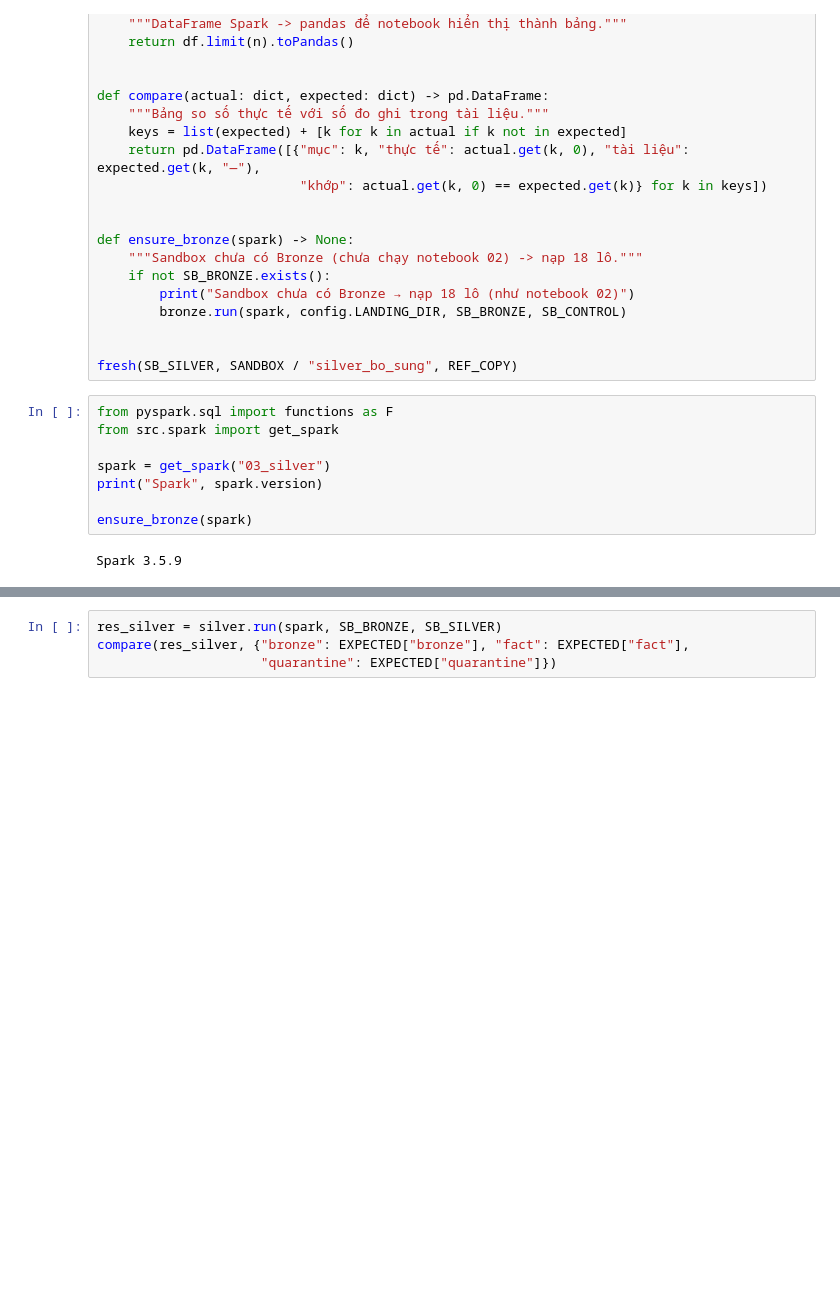
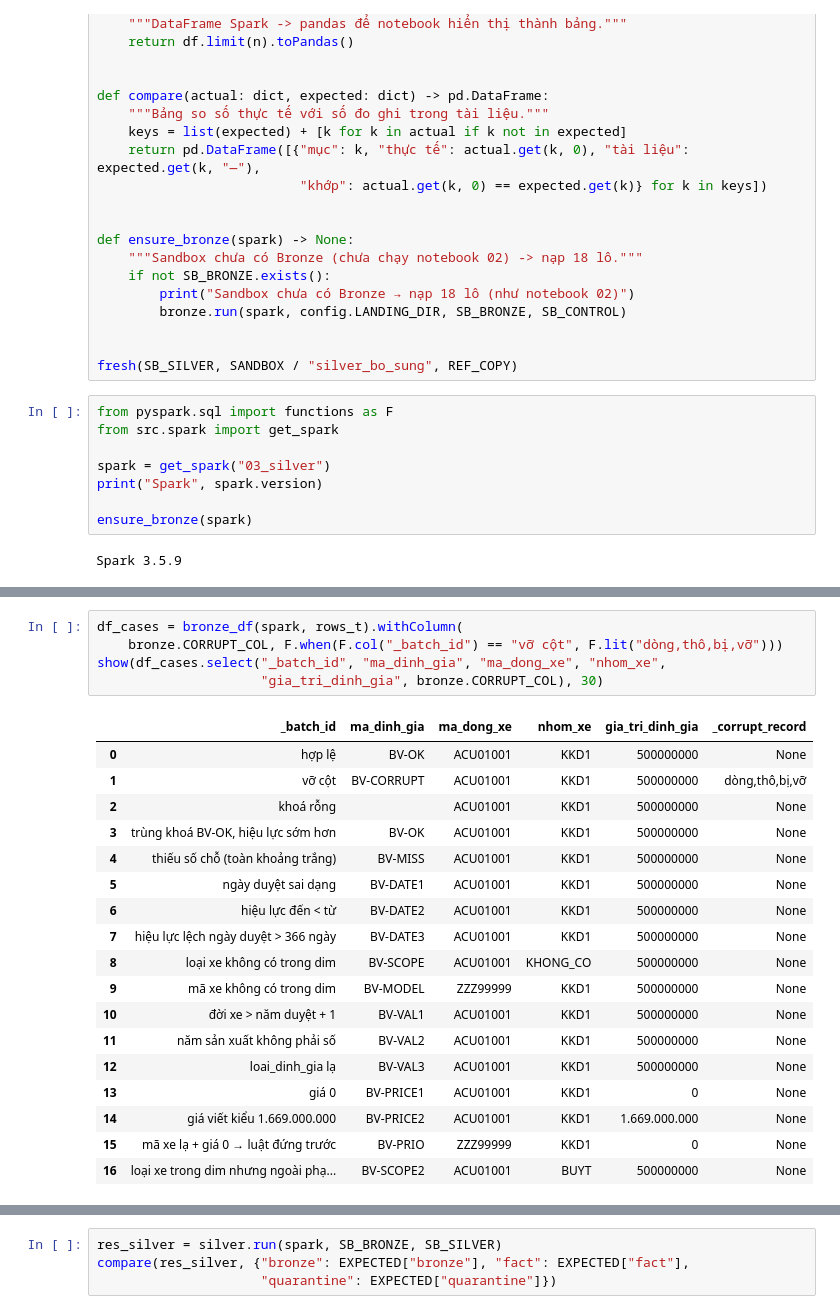
Before and after one commit to AIVIETNAM-AIO-TQNHAN/gia_tri_xe_oto, a Jupyter notebook: notebook/03_bronze_silver.ipynb, the cells around one changed output, grey strips where cells are left out. Drawn from its saved outputs; the diff is of its cells as text; blank space fills up the shorter version.

```diff
--- a/notebook/03_bronze_silver.ipynb
+++ b/notebook/03_bronze_silver.ipynb
@@ -168,0 +230,24 @@ table
+# %%
+df_cases = bronze_df(spark, rows_t).withColumn(
+    bronze.CORRUPT_COL, F.when(F.col("_batch_id") == "vỡ cột", F.lit("dòng,thô,bị,vỡ")))
+show(df_cases.select("_batch_id", "ma_dinh_gia", "ma_dong_xe", "nhom_xe",
+                     "gia_tri_dinh_gia", bronze.CORRUPT_COL), 30)
+# %% [output]
+|  | _batch_id | ma_dinh_gia | ma_dong_xe | nhom_xe | gia_tri_dinh_gia | _corrupt_record |
+| 0 | hợp lệ | BV-OK | ACU01001 | KKD1 | 500000000 | None |
+| 1 | vỡ cột | BV-CORRUPT | ACU01001 | KKD1 | 500000000 | dòng,thô,bị,vỡ |
+| 2 | khoá rỗng |  | ACU01001 | KKD1 | 500000000 | None |
+| 3 | trùng khoá BV-OK, hiệu lực sớm hơn | BV-OK | ACU01001 | KKD1 | 500000000 | None |
+| 4 | thiếu số chỗ (toàn khoảng trắng) | BV-MISS | ACU01001 | KKD1 | 500000000 | None |
+| 5 | ngày duyệt sai dạng | BV-DATE1 | ACU01001 | KKD1 | 500000000 | None |
+| 6 | hiệu lực đến < từ | BV-DATE2 | ACU01001 | KKD1 | 500000000 | None |
+| 7 | hiệu lực lệch ngày duyệt > 366 ngày | BV-DATE3 | ACU01001 | KKD1 | 500000000 | None |
+| 8 | loại xe không có trong dim | BV-SCOPE | ACU01001 | KHONG_CO | 500000000 | None |
+| 9 | mã xe không có trong dim | BV-MODEL | ZZZ99999 | KKD1 | 500000000 | None |
+| 10 | đời xe > năm duyệt + 1 | BV-VAL1 | ACU01001 | KKD1 | 500000000 | None |
+| 11 | năm sản xuất không phải số | BV-VAL2 | ACU01001 | KKD1 | 500000000 | None |
+| 12 | loai_dinh_gia lạ | BV-VAL3 | ACU01001 | KKD1 | 500000000 | None |
+| 13 | giá 0 | BV-PRICE1 | ACU01001 | KKD1 | 0 | None |
+| 14 | giá viết kiểu 1.669.000.000 | BV-PRICE2 | ACU01001 | KKD1 | 1.669.000.000 | None |
+| 15 | mã xe lạ + giá 0 → luật đứng trước | BV-PRIO | ZZZ99999 | KKD1 | 0 | None |
+| 16 | loại xe trong dim nhưng ngoài phạ... | BV-SCOPE2 | ACU01001 | BUYT | 500000000 | None |
```
Also changed, not shown: parts of 48 cells of this notebook, 5 other files.
